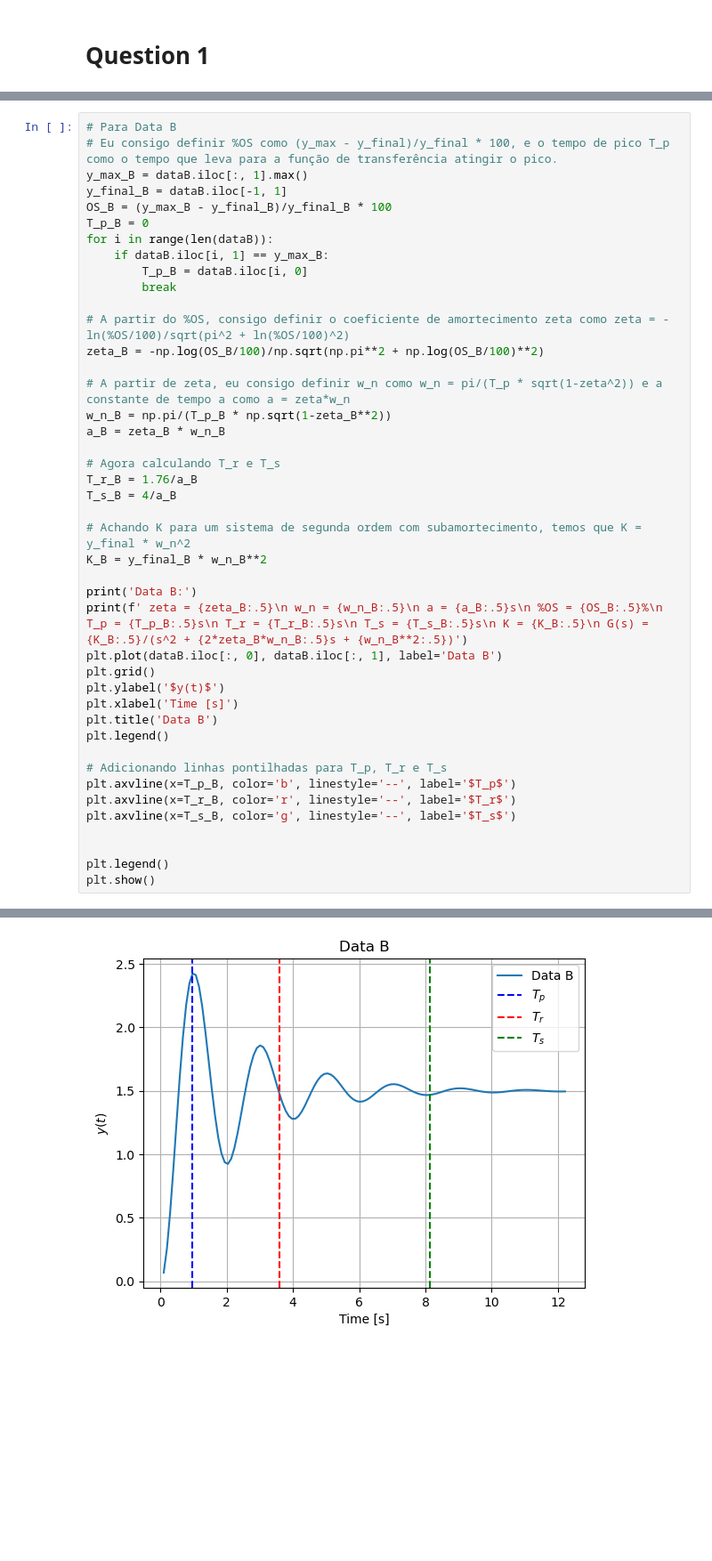
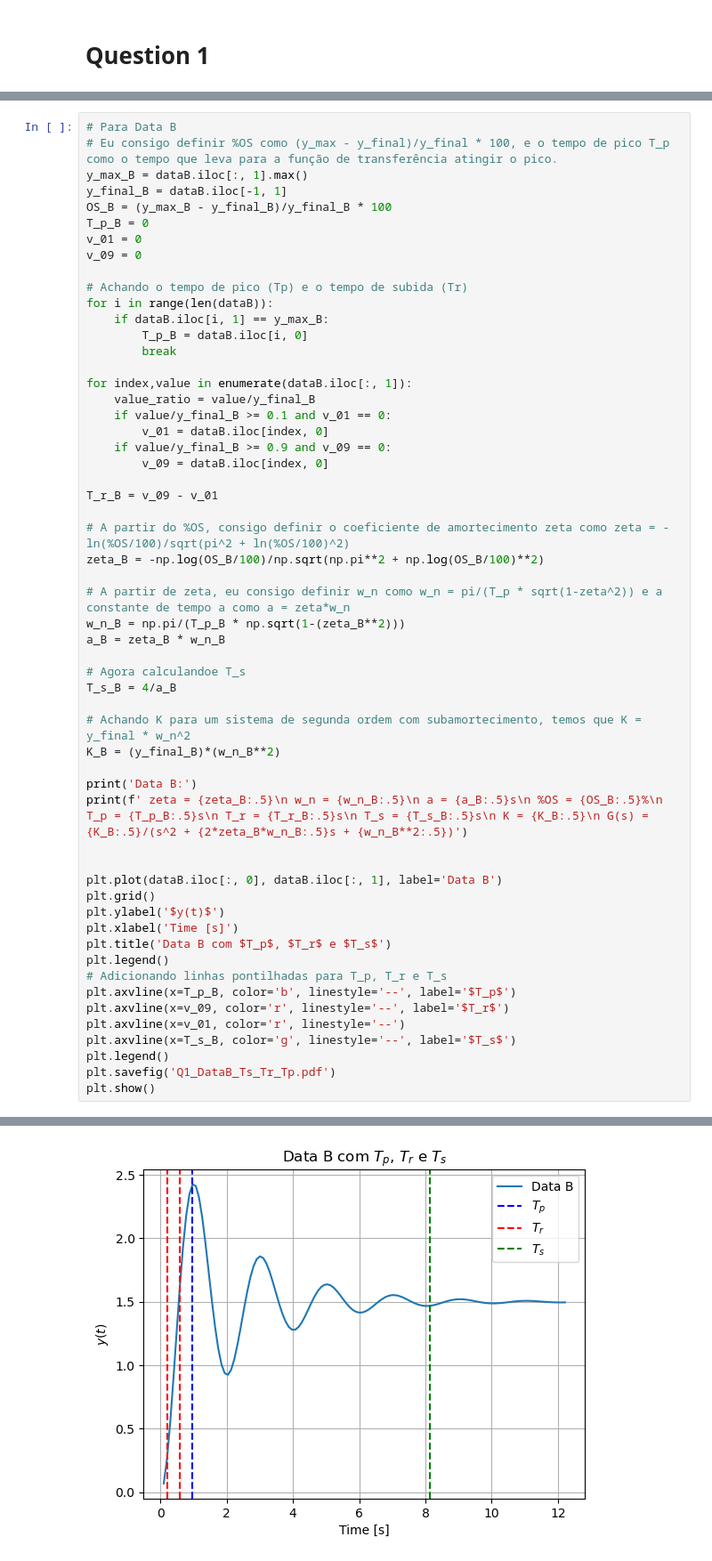
Before and after one commit to vitorfraga12/Sistemas_de_Controle, a Jupyter notebook: Homework 2/Questao1.ipynb, the cells around one changed output, grey strips where cells are left out. Shown at 89% size. Saved outputs shown, nothing was run; the diff lists cells and outputs as text; blank space fills up the shorter version.

```diff
--- a/Homework 2/Questao1.ipynb
+++ b/Homework 2/Questao1.ipynb
@@ -96,41 +98,54 @@ y_max_B = dataB.iloc[:, 1].max()
 y_final_B = dataB.iloc[-1, 1]
 OS_B = (y_max_B - y_final_B)/y_final_B * 100
 T_p_B = 0
+v_01 = 0
+v_09 = 0
+
+# Achando o tempo de pico (Tp) e o tempo de subida (Tr)
 for i in range(len(dataB)):
     if dataB.iloc[i, 1] == y_max_B:
         T_p_B = dataB.iloc[i, 0]
         break
 
+for index,value in enumerate(dataB.iloc[:, 1]):
+    value_ratio = value/y_final_B
+    if value/y_final_B >= 0.1 and v_01 == 0:
+        v_01 = dataB.iloc[index, 0]
+    if value/y_final_B >= 0.9 and v_09 == 0:
+        v_09 = dataB.iloc[index, 0]
+
+T_r_B = v_09 - v_01
+
 # A partir do %OS, consigo definir o coeficiente de amortecimento zeta como zeta = -ln(%OS/100)/sqrt(pi^2 + ln(%OS/100)^2)
 zeta_B = -np.log(OS_B/100)/np.sqrt(np.pi**2 + np.log(OS_B/100)**2)
 
 # A partir de zeta, eu consigo definir w_n como w_n = pi/(T_p * sqrt(1-zeta^2)) e a constante de tempo a como a = zeta*w_n
-w_n_B = np.pi/(T_p_B * np.sqrt(1-zeta_B**2))
+w_n_B = np.pi/(T_p_B * np.sqrt(1-(zeta_B**2)))
 a_B = zeta_B * w_n_B
 
-# Agora calculando T_r e T_s
-T_r_B = 1.76/a_B
+# Agora calculandoe T_s
 T_s_B = 4/a_B
 
 # Achando K para um sistema de segunda ordem com subamortecimento, temos que K = y_final * w_n^2
-K_B = y_final_B * w_n_B**2
+K_B = (y_final_B)*(w_n_B**2)
 
 print('Data B:')
 print(f' zeta = {zeta_B:.5}\n w_n = {w_n_B:.5}\n a = {a_B:.5}s\n %OS = {OS_B:.5}%\n T_p = {T_p_B:.5}s\n T_r = {T_r_B:.5}s\n T_s = {T_s_B:.5}s\n K = {K_B:.5}\n G(s) = {K_B:.5}/(s^2 + {2*zeta_B*w_n_B:.5}s + {w_n_B**2:.5})')
+
+
 plt.plot(dataB.iloc[:, 0], dataB.iloc[:, 1], label='Data B')
 plt.grid()
 plt.ylabel('$y(t)$')
 plt.xlabel('Time [s]')
-plt.title('Data B')
+plt.title('Data B com $T_p$, $T_r$ e $T_s$')
 plt.legend()
-
 # Adicionando linhas pontilhadas para T_p, T_r e T_s
 plt.axvline(x=T_p_B, color='b', linestyle='--', label='$T_p$')
-plt.axvline(x=T_r_B, color='r', linestyle='--', label='$T_r$')
+plt.axvline(x=v_09, color='r', linestyle='--', label='$T_r$')
+plt.axvline(x=v_01, color='r', linestyle='--')
 plt.axvline(x=T_s_B, color='g', linestyle='--', label='$T_s$')
-
-
 plt.legend()
+plt.savefig('Q1_DataB_Ts_Tr_Tp.pdf')
 plt.show()
 # %% [output]
 Data B:
@@ -143,7 +158,7 @@ Data B:
  T_s = 8.1448s
  K = 16.066
  G(s) = 16.066/(s^2 + 0.98222s + 10.742)
-[figure, old version]
+[figure, new version]
 # %%
 # Definindo a função de transferência do sistema de primeira ordem G(s) = K / (s + a)
 num_A = [K_A]
```
Also changed, not shown: parts of 5 cells of this notebook, 4 other files.
